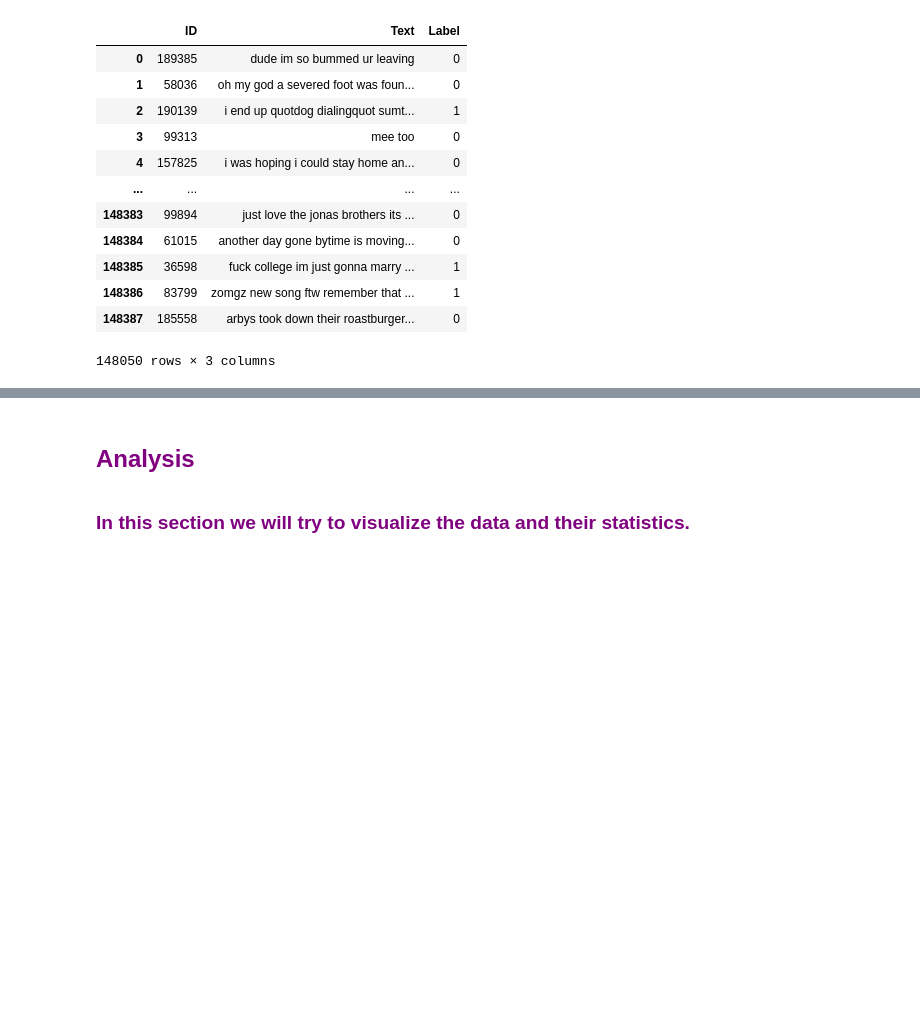
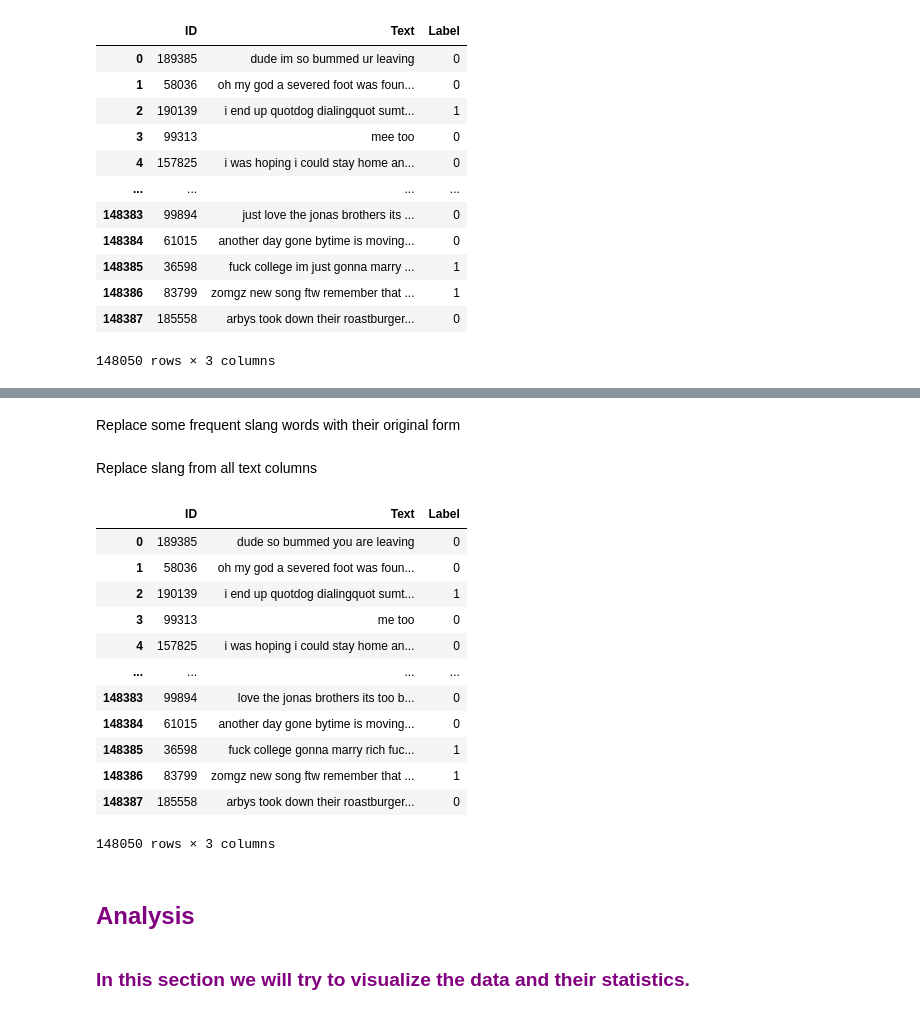
Before and after one commit to ChristinaDiam/Deep_Learning_for_NLP, a Jupyter notebook: Logistic_Regression/Project_1.ipynb, the cells around one changed output, grey strips where cells are left out. Drawn from its saved outputs; the diff is of its cells as text; code cells hidden in the pictures; blank space fills up the shorter version.

```diff
--- a/Logistic_Regression/Project_1.ipynb
+++ b/Logistic_Regression/Project_1.ipynb
@@ -164,3 +161,5 @@ def remove_im(text):
 df_train['Text'] = df_train['Text'].apply(remove_im)
 df_val['Text'] = df_val['Text'].apply(remove_im)
 df_test['Text'] = df_test['Text'].apply(remove_im)
+# %% [markdown]
+Replace some frequent slang words with their original form
@@ -166,0 +186,2 @@ df_test['Text'] = df_test['Text'].apply(remove_im)
+# %% [markdown]
+Replace slang from all text columns
@@ -167,3 +192,19 @@ df_test['Text'] = df_test['Text'].apply(remove_im)
+# %%
+df_train
+# %% [output]
+|  | ID | Text | Label |
+| 0 | 189385 | dude so bummed you are leaving | 0 |
+| 1 | 58036 | oh my god a severed foot was foun... | 0 |
+| 2 | 190139 | i end up quotdog dialingquot sumt... | 1 |
+| 3 | 99313 | me too | 0 |
+| 4 | 157825 | i was hoping i could stay home an... | 0 |
+| ... | ... | ... | ... |
+| 148383 | 99894 | love the jonas brothers its too b... | 0 |
+| 148384 | 61015 | another day gone bytime is moving... | 0 |
+| 148385 | 36598 | fuck college gonna marry rich fuc... | 1 |
+| 148386 | 83799 | zomgz new song ftw remember that ... | 1 |
+| 148387 | 185558 | arbys took down their roastburger... | 0 |
+148050 rows × 3 columns
 # %% [markdown]
 <h1 style="font-size:1.5rem;color:purple;">Analysis</h1>
 <h1 style="font-size:1.2rem;color:purple;">In this section we will try to visualize the data and their statistics.</h1>
```
Also changed, not shown: parts of 19 cells of this notebook, 1 other file.
